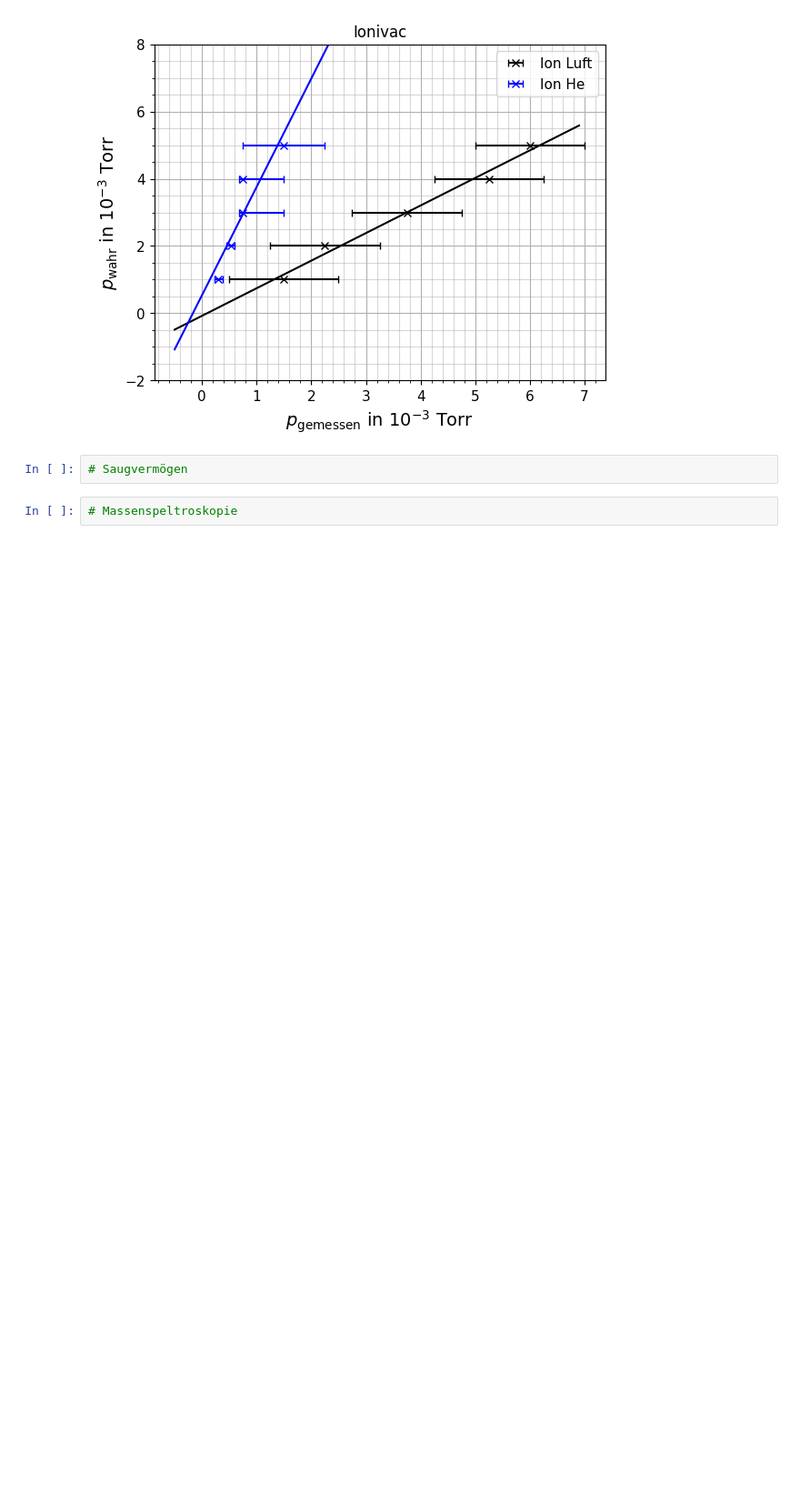
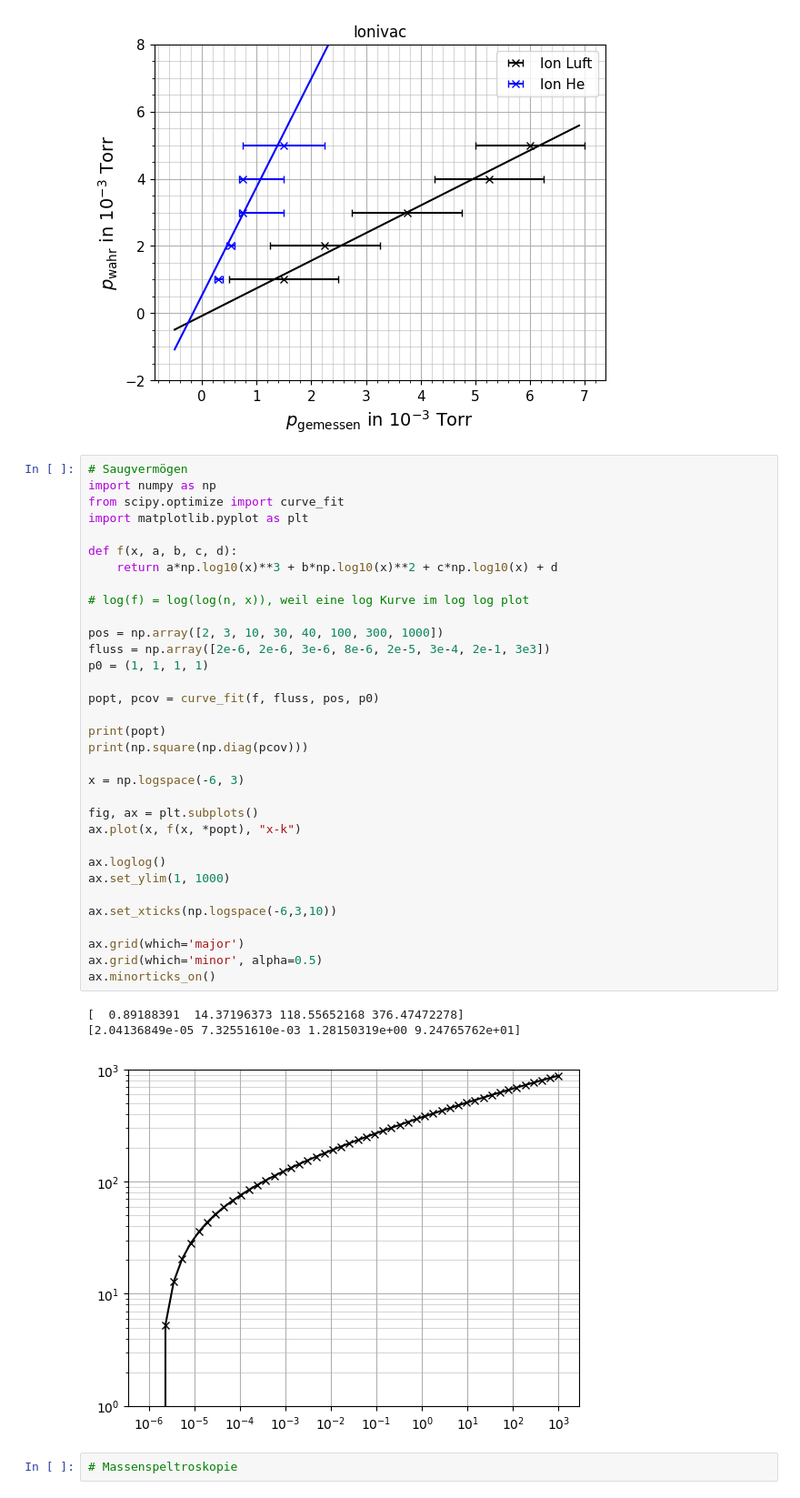
Before and after one commit to NicolasRohrbeck/fprak, a Jupyter notebook: scripts/vakuum.ipynb, the cells around one changed output. Shown at 91% size. Drawn from its saved outputs; the diff is of its cells as text; blank space fills up the shorter version.

```diff
--- a/scripts/vakuum.ipynb
+++ b/scripts/vakuum.ipynb
@@ -240,5 +240,40 @@ Ionivac Gas: 3.222836e+00 +/- 7.938930e-01
 [figure]
 # %%
 # Saugvermögen
+import numpy as np
+from scipy.optimize import curve_fit
+import matplotlib.pyplot as plt
+
+def f(x, a, b, c, d):
+    return a*np.log10(x)**3 + b*np.log10(x)**2 + c*np.log10(x) + d
+
+# log(f) = log(log(n, x)), weil eine log Kurve im log log plot
+
+pos = np.array([2, 3, 10, 30, 40, 100, 300, 1000])
+fluss = np.array([2e-6, 2e-6, 3e-6, 8e-6, 2e-5, 3e-4, 2e-1, 3e3])
+p0 = (1, 1, 1, 1)
+
+popt, pcov = curve_fit(f, fluss, pos, p0)
+
+print(popt)
+print(np.square(np.diag(pcov)))
+
+x = np.logspace(-6, 3)
+
+fig, ax = plt.subplots()
+ax.plot(x, f(x, *popt), "x-k")
+
+ax.loglog()
+ax.set_ylim(1, 1000)
+
+ax.set_xticks(np.logspace(-6,3,10))
+
+ax.grid(which='major')
+ax.grid(which='minor', alpha=0.5)
+ax.minorticks_on()
+# %% [output]
+[  0.89188391  14.37196373 118.55652168 376.47472278]
+[2.04136849e-05 7.32551610e-03 1.28150319e+00 9.24765762e+01]
+[figure, added]
 # %%
 # Massenspeltroskopie
```
